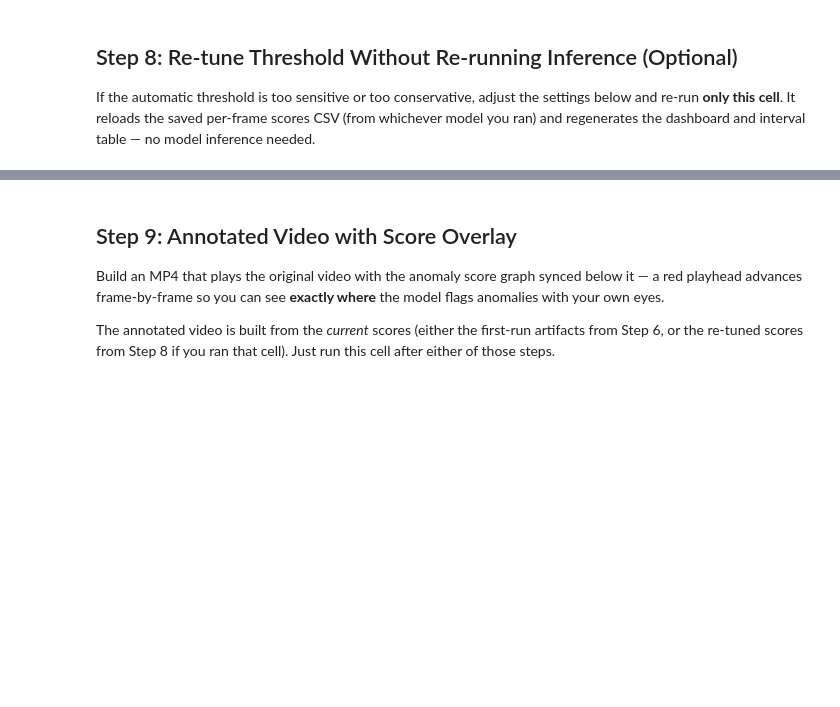
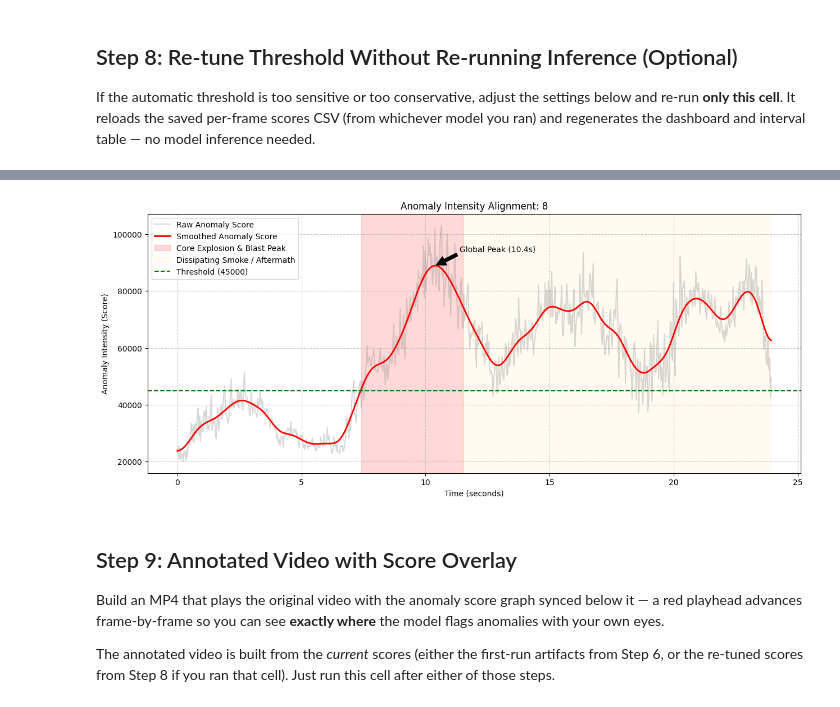
Before and after one commit to Hadi6618/PRISM, a Jupyter notebook: PRISM_Test.ipynb, the cells around one changed output, grey strips where cells are left out. Cells and saved outputs as stored; diff of their text form; code cells hidden in the pictures; blank space fills up the shorter version.

```diff
--- a/PRISM_Test.ipynb
+++ b/PRISM_Test.ipynb
@@ -690,3 +763,41 @@ else:
+# %%
+import matplotlib.pyplot as plt
+import numpy as np
+
+# Multiply by -1 to get Negative Log-Likelihood (Higher = More Anomalous)
+raw_inverted = scores_df['raw_log_likelihood'] * -1
+smoothed_inverted = scores_df['smoothed_log_likelihood'] * -1
+
+plt.figure(figsize=(15, 6))
+plt.plot(scores_df['timestamp_sec'], raw_inverted, label='Raw Anomaly Score', alpha=0.3, color='gray')
+plt.plot(scores_df['timestamp_sec'], smoothed_inverted, label='Smoothed Anomaly Score', color='red', linewidth=2)
+
+# Identifying the actual peak in the data for the user
+max_idx = smoothed_inverted.idxmax()
+max_time = scores_df.loc[max_idx, 'timestamp_sec']
+max_val = smoothed_inverted.max()
+
+plt.annotate(f'Global Peak ({max_time:.1f}s)',
+             xy=(max_time, max_val),
+             xytext=(max_time+1, max_val+5000),
+             arrowprops=dict(facecolor='black', shrink=0.05))
+
+# Redefining zones to show that the peak is part of the core explosion event
+plt.axvspan(7.4, 11.5, color='red', alpha=0.15, label='Core Explosion & Blast Peak')
+plt.axvspan(11.5, 23.9, color='orange', alpha=0.05, label='Dissipating Smoke / Aftermath')
+
+# Threshold as positive value
+if 'REMANUAL_THRESHOLD' in globals():
+    plt.axhline(y=float(REMANUAL_THRESHOLD), color='green', linestyle='--', label=f'Threshold ({REMANUAL_THRESHOLD})')
+
+plt.title(f'Anomaly Intensity Alignment: {video_name}')
+plt.xlabel('Time (seconds)')
+plt.ylabel('Anomaly Intensity (Score)')
+plt.grid(True, linestyle='--', alpha=0.7)
+plt.legend()
+plt.show()
+# %% [output]
+[figure, added]
 # %% [markdown]
 ## Step 9: Annotated Video with Score Overlay
 
```
Also changed, not shown: parts of 10 cells of this notebook.
